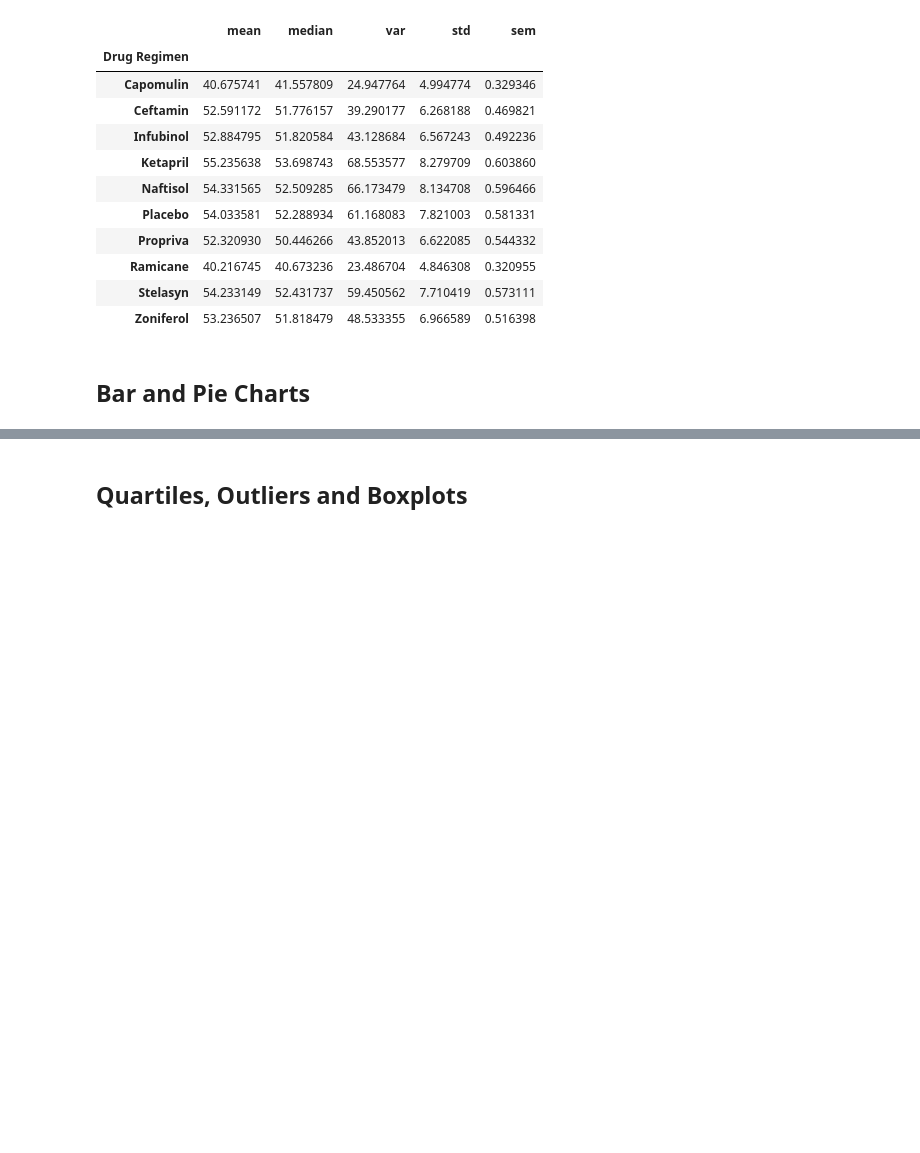
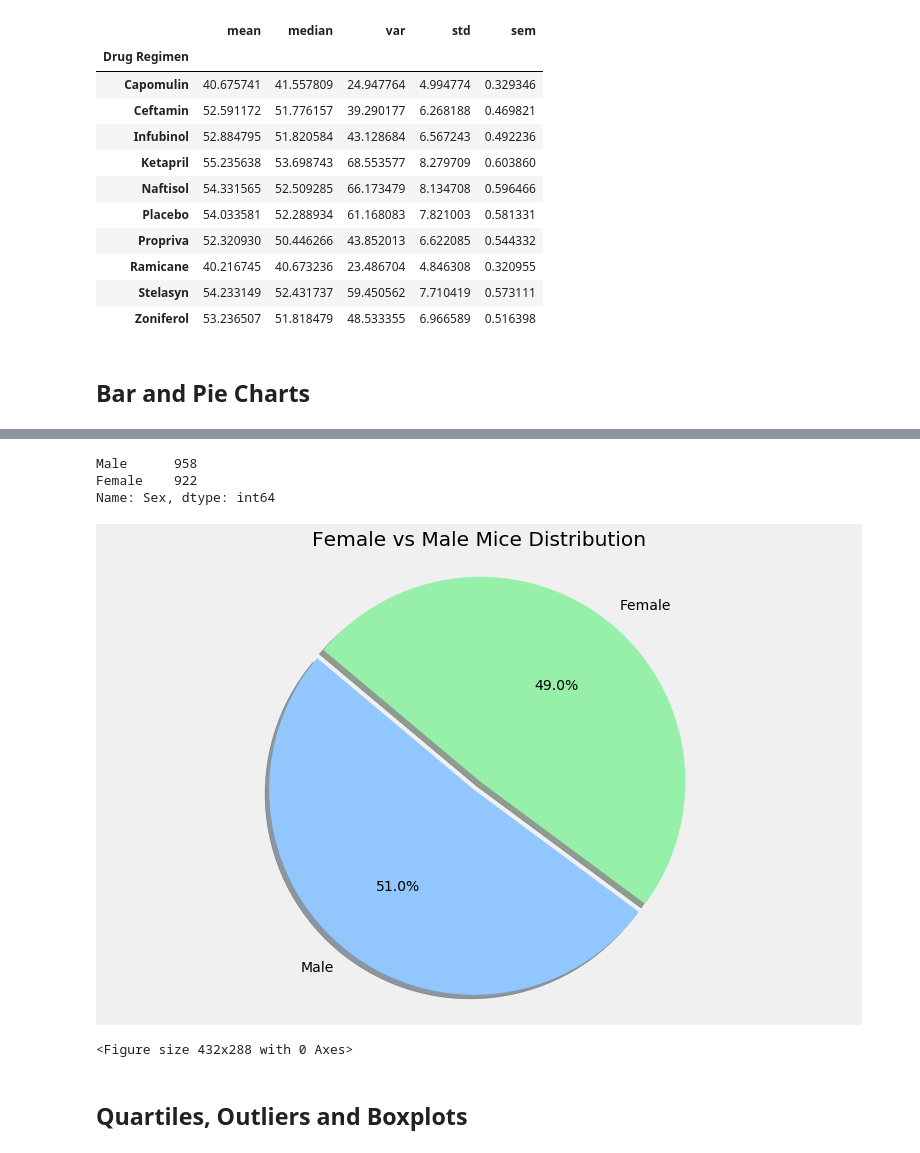
Before and after one commit to aashitarakesh/Matplotlib_Challenge, a Jupyter notebook: pymaceuticals_starter.ipynb, the cells around one changed output, grey strips where cells are left out. Drawn from its saved outputs; the diff is of its cells as text; code cells hidden in the pictures; blank space fills up the shorter version.

```diff
--- a/pymaceuticals_starter.ipynb
+++ b/pymaceuticals_starter.ipynb
@@ -155,3 +172,26 @@ summary_stats
+# %%
+# Generate a pie plot showing the distribution of female versus male mice using pyplot
+mice_sex = clean_df["Sex"].value_counts()
+print(mice_sex)
+
+# Create Labels for the sections of the pie
+labels = ['Male','Female']
+explode = (0, 0.05)
+
+# Tell matplotlib to create a pie chart based upon the above data
+plt.style.use('seaborn-pastel')
+plt.figure(figsize=(12,8))
+plt.pie(mice_sex, explode=explode, labels=labels,autopct='%1.1f%%', shadow=True, startangle=140)
+plt.title('Female vs Male Mice Distribution')
+plt.axis('equal')
+plt.show()
+plt.tight_layout()
+# %% [output]
+Male      958
+Female    922
+Name: Sex, dtype: int64
+[figure, added]
+<Figure size 432x288 with 0 Axes>
 # %% [markdown]
 ## Quartiles, Outliers and Boxplots
 # %%
```
Also changed, not shown: parts of 7 cells of this notebook.
